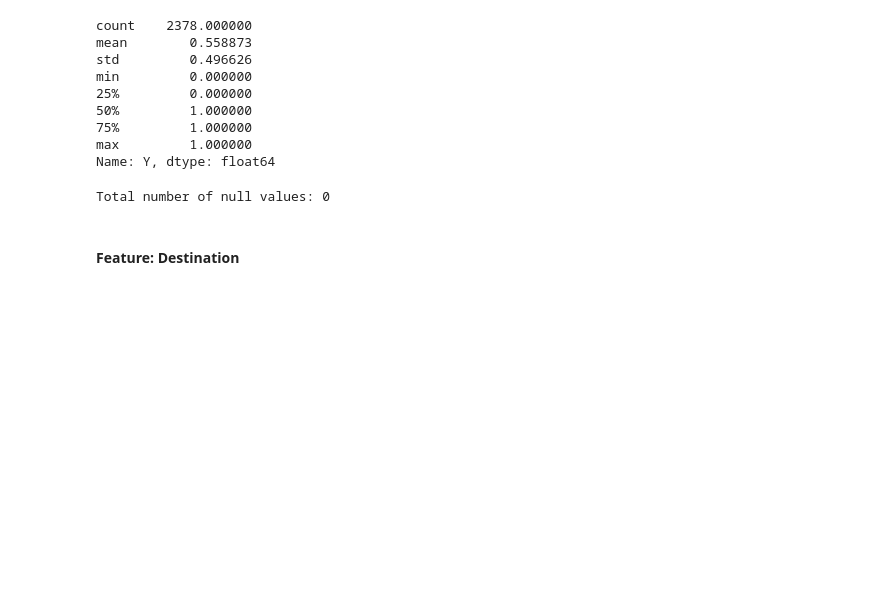
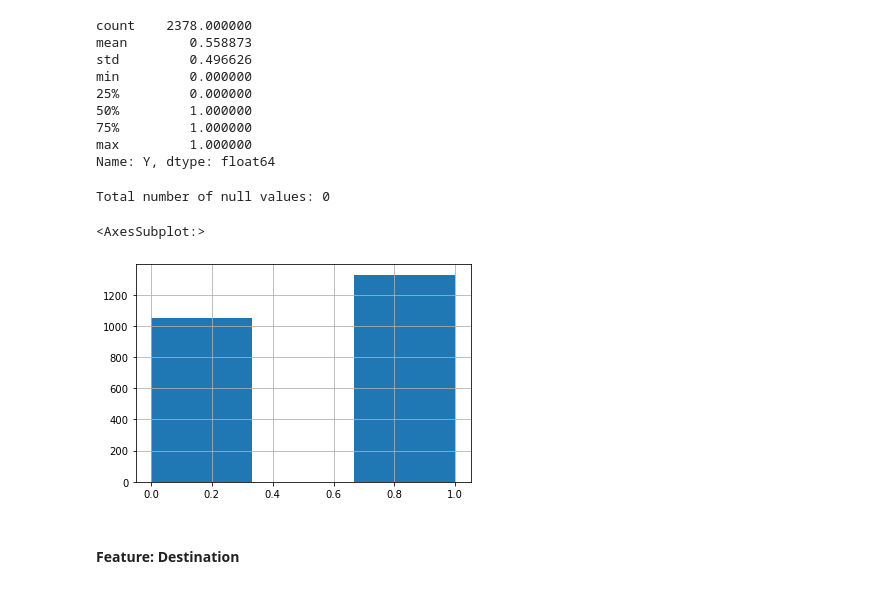
Before and after one commit to ddahiya16/Machine-Learning, a Jupyter notebook: Exam - Summer 2021.ipynb, the cells around one changed output. Cells and saved outputs as stored; diff of their text form; code cells hidden in the pictures; blank space fills up the shorter version.

```diff
--- a/Exam - Summer 2021.ipynb
+++ b/Exam - Summer 2021.ipynb
@@ -233,3 +231,8 @@ df_train[]
+# %%
+df_train['Y'].hist(bins=3)
+# %% [output]
+<AxesSubplot:>
+[figure, added]
 # %% [markdown]
 #### Feature: Destination
 # %%
```
Also changed, not shown: parts of 10 cells of this notebook.
